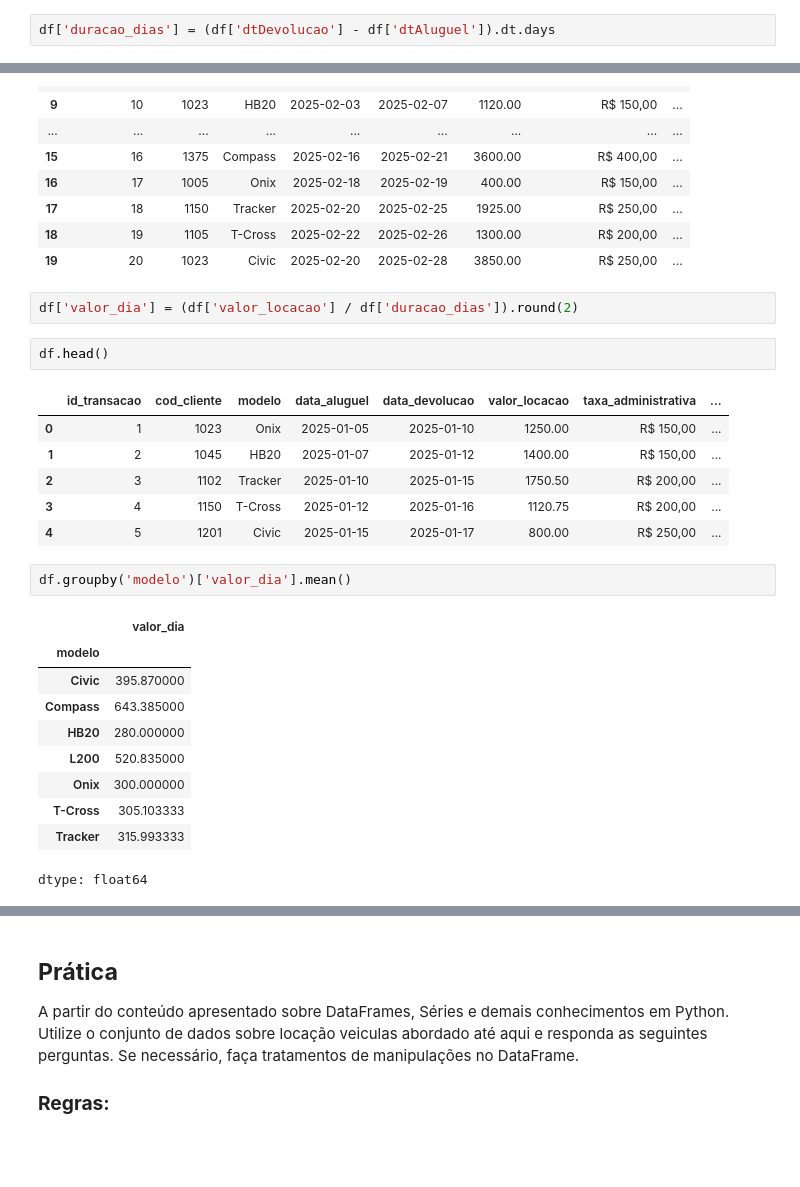
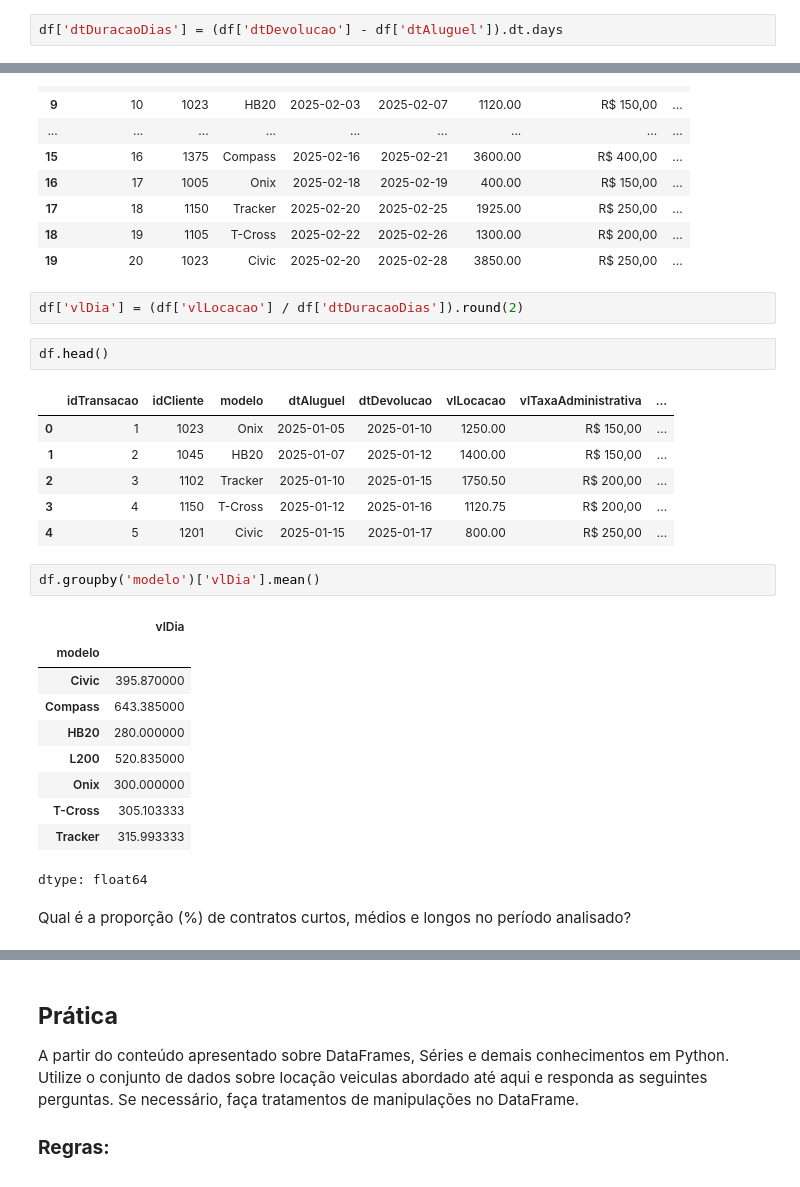
Before and after one commit to Paulodados/analise2_python, a Jupyter notebook: Pandas_Series_Dataframes.ipynb, the cells around one changed output, grey strips where cells are left out. Drawn from its saved outputs; the diff is of its cells as text; blank space fills up the shorter version.

```diff
--- a/Pandas_Series_Dataframes.ipynb
+++ b/Pandas_Series_Dataframes.ipynb
@@ -408,7 +408,7 @@ df['dtDevolucao'] = pd.to_datetime(df['dtDevolucao'], format='%Y-%m-%d')
 # %% [markdown]
 Podemos incluir a informação de duração prevista do aluguel
 # %%
-df['duracao_dias'] = (df['dtDevolucao'] - df['dtAluguel']).dt.days
+df['dtDuracaoDias'] = (df['dtDevolucao'] - df['dtAluguel']).dt.days
 # %%
 df.head(20)
 # %% [output]
@@ -430,20 +430,20 @@ df.head(20)
 | 18 | 19 | 1105 | T-Cross | 2025-02-22 | 2025-02-26 | 1300.00 | R$ 200,00 | ... |
 | 19 | 20 | 1023 | Civic | 2025-02-20 | 2025-02-28 | 3850.00 | R$ 250,00 | ... |
 # %%
-df['valor_dia'] = (df['valor_locacao'] / df['duracao_dias']).round(2)
+df['vlDia'] = (df['vlLocacao'] / df['dtDuracaoDias']).round(2)
 # %%
 df.head()
 # %% [output]
-|  | id_transacao | cod_cliente | modelo | data_aluguel | data_devolucao | valor_locacao | taxa_administrativa | ... |
+|  | idTransacao | idCliente | modelo | dtAluguel | dtDevolucao | vlLocacao | vlTaxaAdministrativa | ... |
 | 0 | 1 | 1023 | Onix | 2025-01-05 | 2025-01-10 | 1250.00 | R$ 150,00 | ... |
 | 1 | 2 | 1045 | HB20 | 2025-01-07 | 2025-01-12 | 1400.00 | R$ 150,00 | ... |
 | 2 | 3 | 1102 | Tracker | 2025-01-10 | 2025-01-15 | 1750.50 | R$ 200,00 | ... |
 | 3 | 4 | 1150 | T-Cross | 2025-01-12 | 2025-01-16 | 1120.75 | R$ 200,00 | ... |
 | 4 | 5 | 1201 | Civic | 2025-01-15 | 2025-01-17 | 800.00 | R$ 250,00 | ... |
 # %%
-df.groupby('modelo')['valor_dia'].mean()
+df.groupby('modelo')['vlDia'].mean()
 # %% [output]
-|  | valor_dia |
+|  | vlDia |
 | modelo |  |
 | Civic | 395.870000 |
 | Compass | 643.385000 |
@@ -453,3 +453,5 @@ df.groupby('modelo')['valor_dia'].mean()
 | T-Cross | 305.103333 |
 | Tracker | 315.993333 |
 dtype: float64
+# %% [markdown]
+Qual é a proporção (%) de contratos curtos, médios e longos no período analisado?
```
Also changed, not shown: parts of 1 cell of this notebook.
